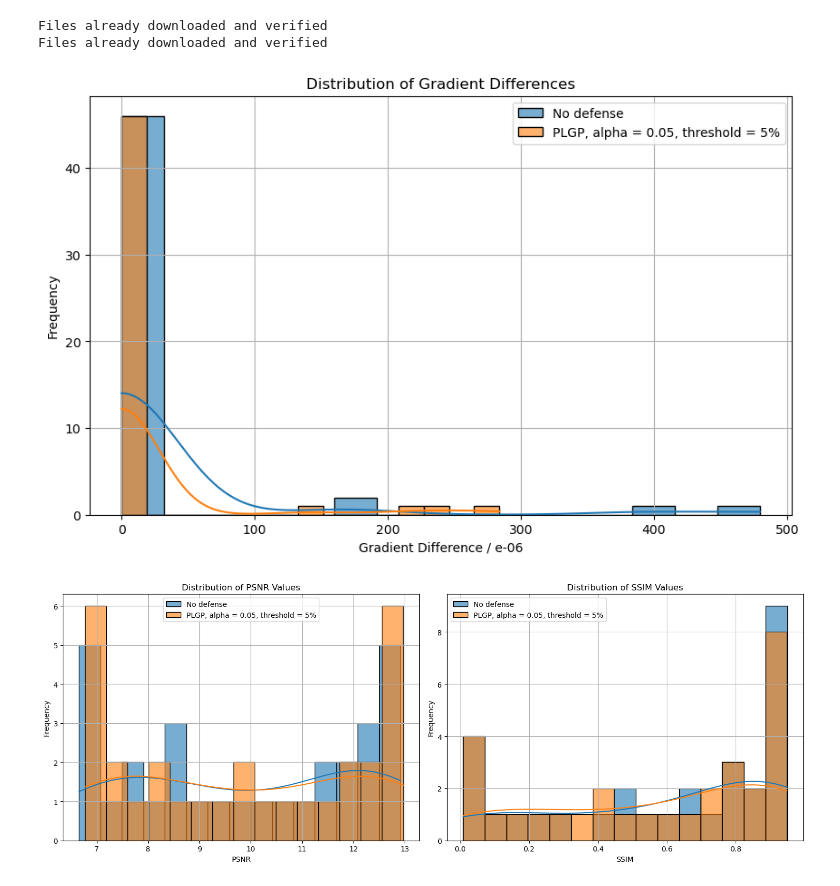
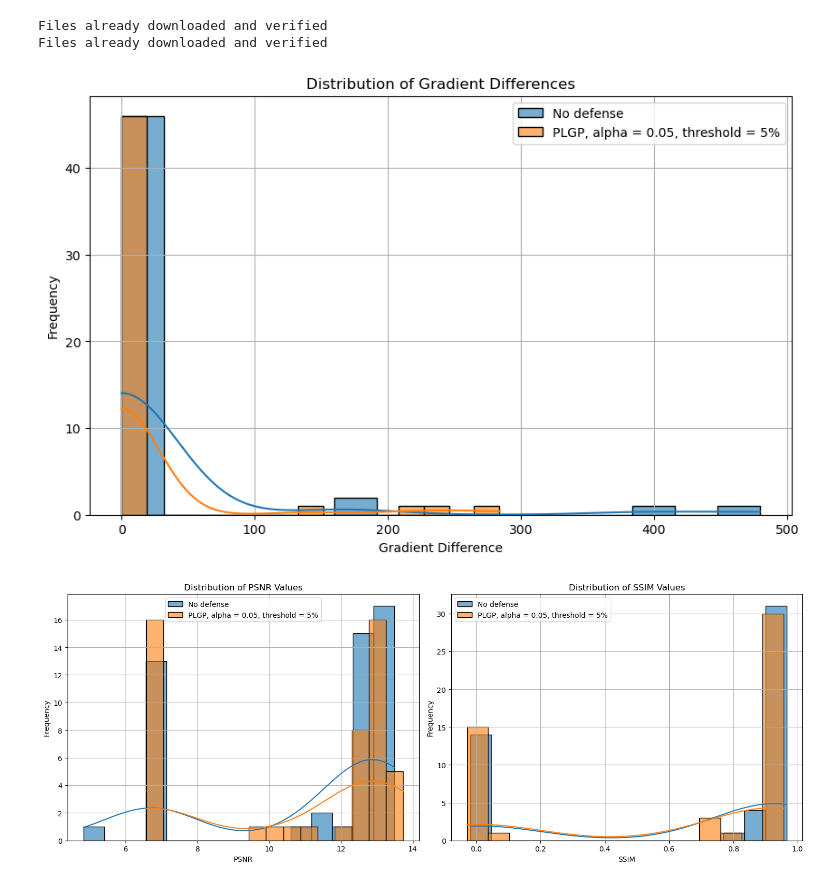
Before and after one commit to albert-moller/GradientPruningInFL, a Jupyter notebook: idlg_convex_experiment.ipynb, the cells around one changed output. Cells and saved outputs as stored; diff of their text form; code cells hidden in the pictures.

```diff
--- a/idlg_convex_experiment.ipynb
+++ b/idlg_convex_experiment.ipynb
@@ -52,7 +52,7 @@ sns.histplot(no_defense_grad_diffs, bins=15, kde=True, color=blue_color, label='
 sns.histplot(plgp_defense_grad_diffs, bins=15, kde=True, color=orange_color, label='PLGP, alpha = 0.05, threshold = 5%', edgecolor='black', alpha=0.6)
 
 plt.title('Distribution of Gradient Differences')
-plt.xlabel('Gradient Difference / e-06')
+plt.xlabel('Gradient Difference')
 plt.ylabel('Frequency')
 
 plt.legend()
@@ -60,30 +60,30 @@ plt.grid(True)
 
 plt.show()
 # %% [output]
-[figure, old version]
+[figure, new version]
 # %%
 blue_color = '#1f77b4'
 orange_color = '#ff7f0e'
 
 fig, axes = plt.subplots(1, 2, figsize=(15, 6))
 
-sns.histplot(no_defense_pnsr_vals[0], bins=15, kde=True, color=blue_color, label='No defense', edgecolor='black', alpha=0.6, ax=axes[0])
-sns.histplot(plgp_psnr_vals[0], bins=15, kde=True, color=orange_color, label='PLGP, alpha = 0.05, threshold = 5%', edgecolor='black', alpha=0.6, ax=axes[0])
+sns.histplot(no_defense_pnsr_vals, bins=15, kde=True, color=blue_color, label='No defense', edgecolor='black', alpha=0.6, ax=axes[0])
+sns.histplot(plgp_psnr_vals, bins=15, kde=True, color=orange_color, label='PLGP, alpha = 0.05, threshold = 5%', edgecolor='black', alpha=0.6, ax=axes[0])
 axes[0].set_title('Distribution of PSNR Values')
 axes[0].set_xlabel('PSNR')
 axes[0].set_ylabel('Frequency')
 axes[0].legend()
 axes[0].grid(True)
 
-sns.histplot(no_defense_ssim_vals[0], bins=15, kde=True, color=blue_color, label='No defense', edgecolor='black', alpha=0.6, ax=axes[1])
-sns.histplot(plgp_ssim_vals[0], bins=15, kde=True, color=orange_color, label='PLGP, alpha = 0.05, threshold = 5%', edgecolor='black', alpha=0.6, ax=axes[1])
+sns.histplot(no_defense_ssim_vals, bins=15, kde=True, color=blue_color, label='No defense', edgecolor='black', alpha=0.6, ax=axes[1])
+sns.histplot(plgp_ssim_vals, bins=15, kde=True, color=orange_color, label='PLGP, alpha = 0.05, threshold = 5%', edgecolor='black', alpha=0.6, ax=axes[1])
 axes[1].set_title('Distribution of SSIM Values')
 axes[1].set_xlabel('SSIM')
 axes[1].set_ylabel('Frequency')
 axes[1].legend()
 axes[1].grid(True)
 
 plt.tight_layout(rect=[0, 0, 1, 0.95])
 plt.show()
 # %% [output]
-[figure, old version]
+[figure, new version]
```
Also changed, not shown: 1 other file.
